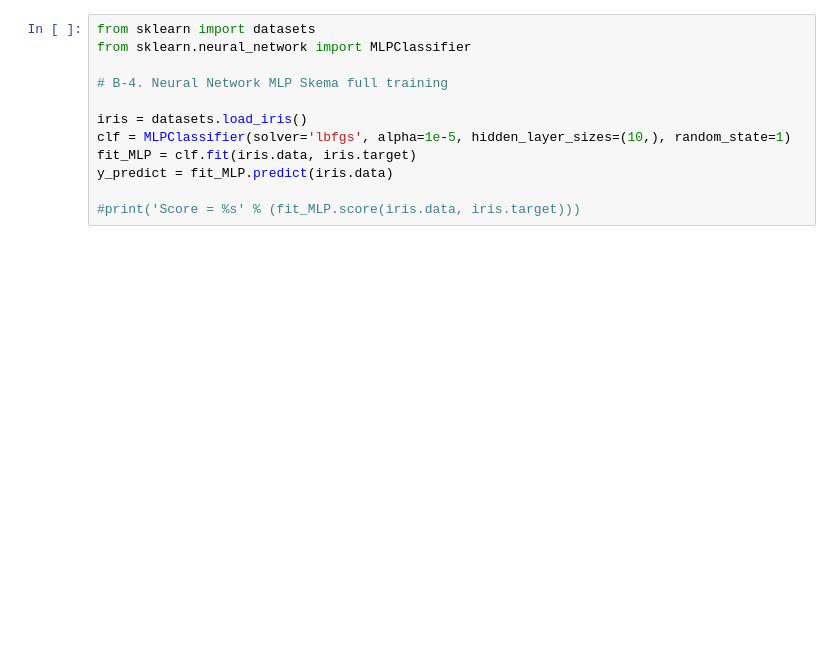
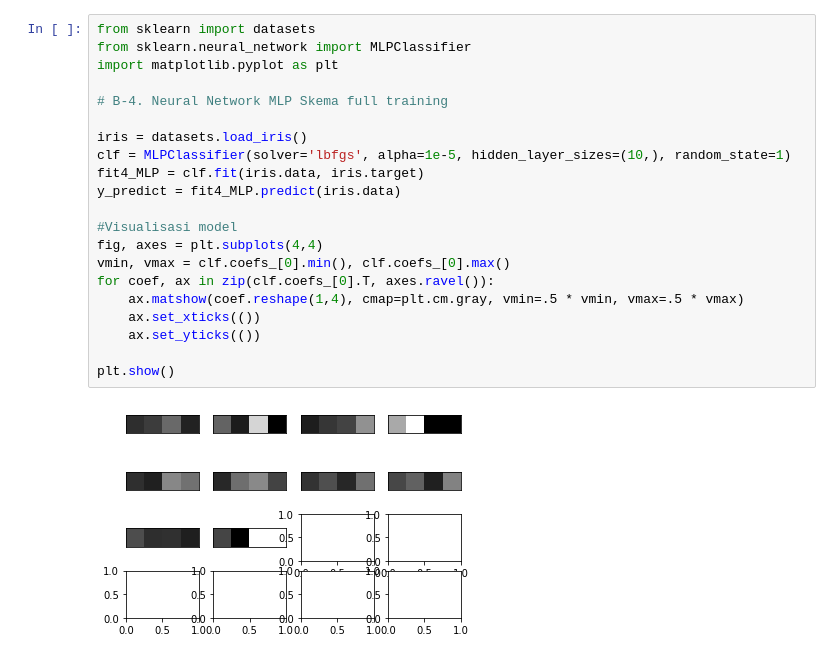
Before and after one commit to HishamLY/tucilAI, a Jupyter notebook: Tucil2_13515060.ipynb, the cells around one changed output. Saved outputs shown, nothing was run; the diff lists cells and outputs as text; blank space fills up the shorter version.

```diff
--- a/Tucil2_13515060.ipynb
+++ b/Tucil2_13515060.ipynb
@@ -58,15 +130,26 @@ print(neigh.score(X,y))
 # %%
 from sklearn import datasets
 from sklearn.neural_network import MLPClassifier
+import matplotlib.pyplot as plt
 
 # B-4. Neural Network MLP Skema full training
 
 iris = datasets.load_iris()
 clf = MLPClassifier(solver='lbfgs', alpha=1e-5, hidden_layer_sizes=(10,), random_state=1)
-fit_MLP = clf.fit(iris.data, iris.target)
-y_predict = fit_MLP.predict(iris.data)
+fit4_MLP = clf.fit(iris.data, iris.target)
+y_predict = fit4_MLP.predict(iris.data)
 
-#print('Score = %s' % (fit_MLP.score(iris.data, iris.target)))
+#Visualisasi model
+fig, axes = plt.subplots(4,4)
+vmin, vmax = clf.coefs_[0].min(), clf.coefs_[0].max()
+for coef, ax in zip(clf.coefs_[0].T, axes.ravel()):
+    ax.matshow(coef.reshape(1,4), cmap=plt.cm.gray, vmin=.5 * vmin, vmax=.5 * vmax)
+    ax.set_xticks(())
+    ax.set_yticks(())
+
+plt.show()
+# %% [output]
+[figure, added]
 # %%
 import itertools
 import numpy as np
```
Also changed, not shown: parts of 19 cells of this notebook, 2 other files.
